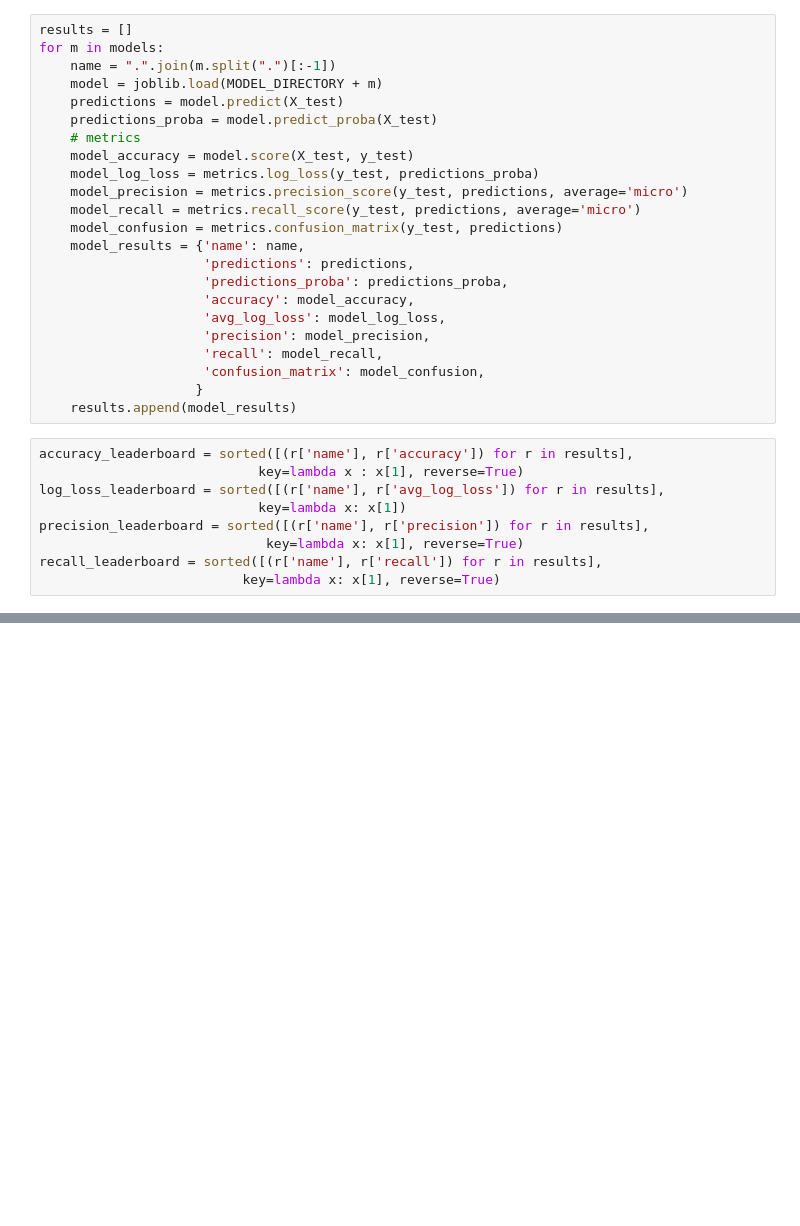
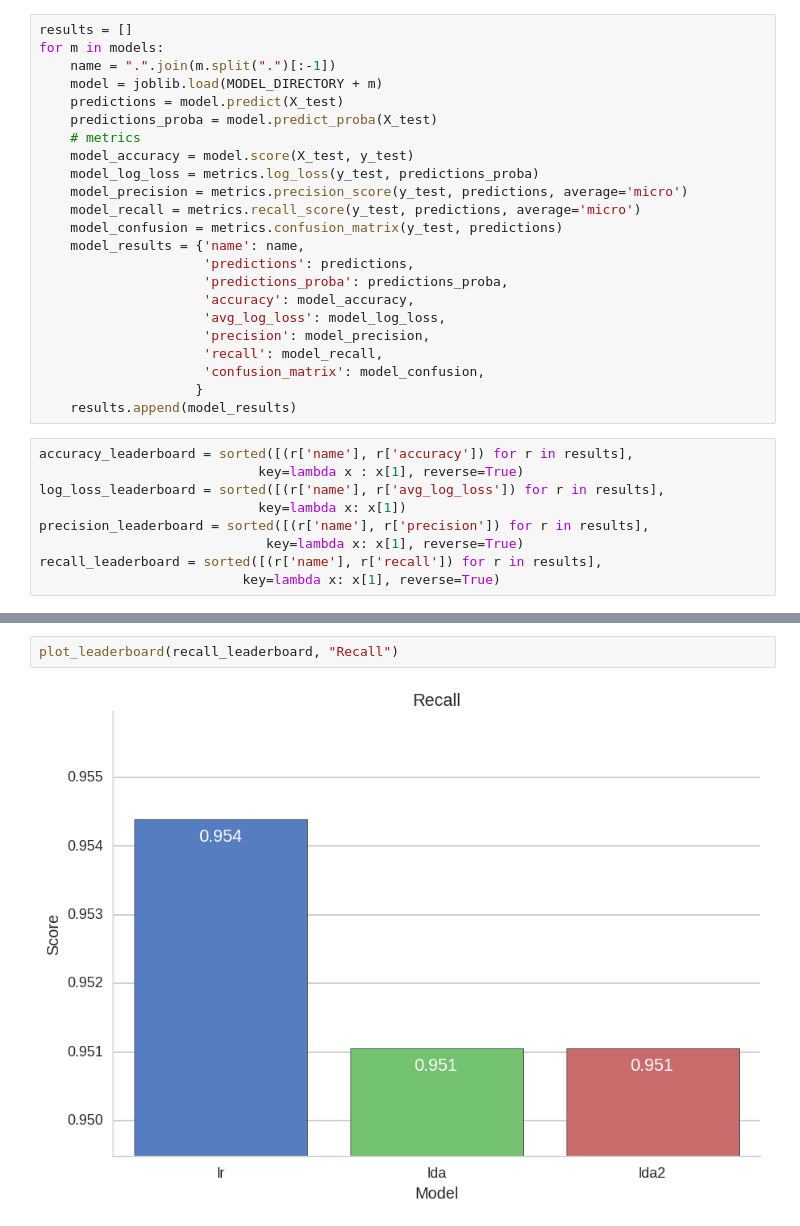
Before and after one commit to MachinesWhoLearn/utils, a Jupyter notebook: eval_models/eval_models.ipynb, the cells around one changed output, grey strips where cells are left out. Cells and saved outputs as stored; diff of their text form; blank space fills up the shorter version.

```diff
--- a/eval_models/eval_models.ipynb
+++ b/eval_models/eval_models.ipynb
@@ -69,0 +83,4 @@ plot_leaderboard(log_loss_leaderboard)
+# %%
+plot_leaderboard(recall_leaderboard, "Recall")
+# %% [output]
+[figure, added]
```
Also changed, not shown: parts of 6 cells of this notebook, 1 other file.
